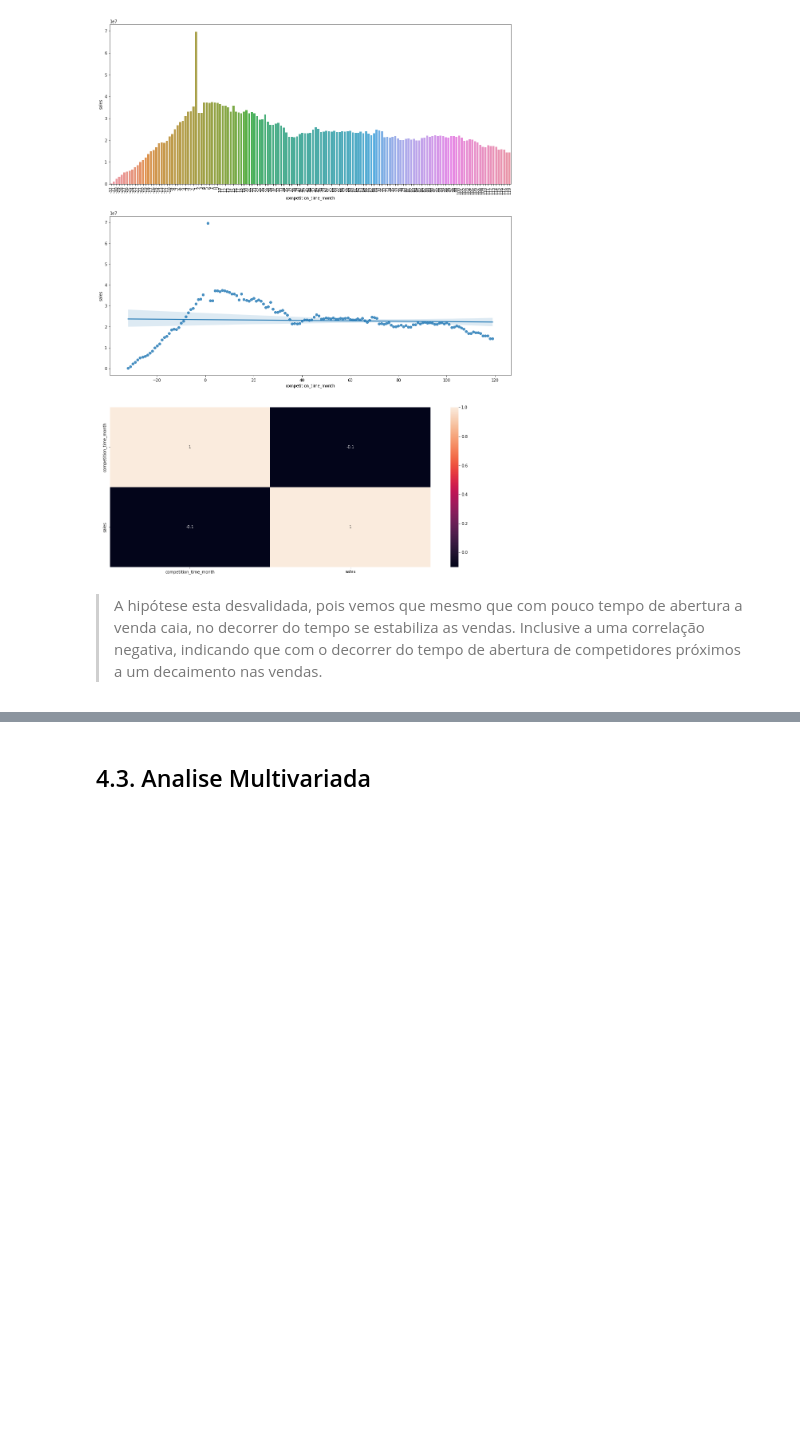
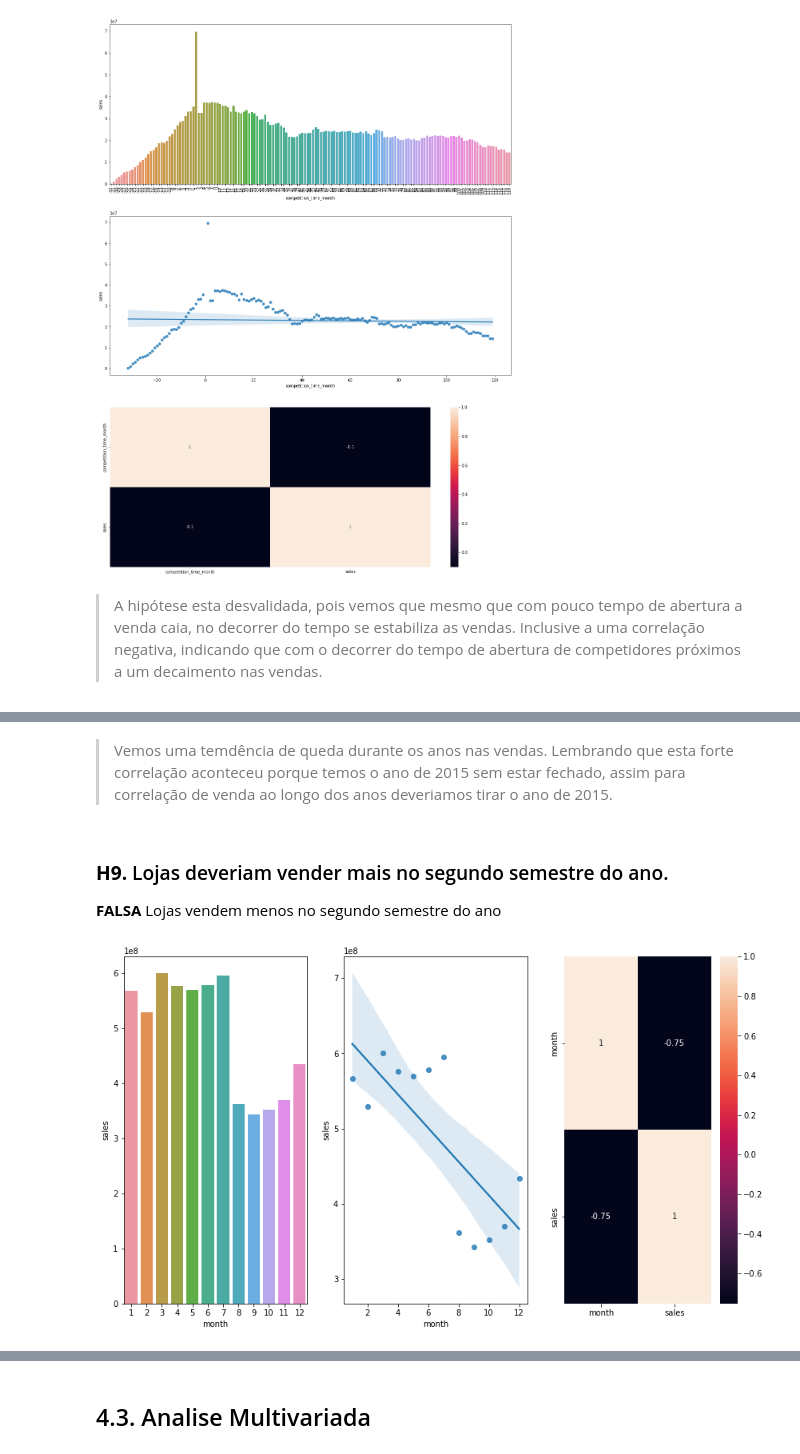
Before and after one commit to LucasAsilveira/DS-Em-Producao, a Jupyter notebook: mod04_exploratory_data_analysis.ipynb, the cells around one changed output, grey strips where cells are left out. Saved outputs shown, nothing was run; the diff lists cells and outputs as text; code cells hidden in the pictures; blank space fills up the shorter version.

```diff
--- a/mod04_exploratory_data_analysis.ipynb
+++ b/mod04_exploratory_data_analysis.ipynb
@@ -720,0 +753,18 @@ sns.lineplot(data=aux2, palette=['r'], label = 'tradicional');
+# %% [markdown]
+> Vemos uma temdência de queda durante os anos nas vendas. Lembrando que esta forte correlação aconteceu porque temos o ano de 2015 sem estar fechado, assim para correlação de venda ao longo dos anos deveriamos tirar o ano de 2015.
+# %% [markdown]
+### **H9.** Lojas deveriam vender mais no segundo semestre do ano.
+**FALSA** Lojas vendem menos no segundo semestre do ano
+# %%
+aux1 = df4[['month', 'sales']].groupby( 'month' ).sum().reset_index()
+
+plt.subplot(1,3,1).figure.set_size_inches(14,8)
+sns.barplot( x='month', y = 'sales', data= aux1);
+
+plt.subplot(1,3,2)
+sns.regplot( x='month', y = 'sales', data= aux1);
+
+plt.subplot(1,3, 3)
+sns.heatmap( aux1.corr( method = 'pearson' ), annot = True );
+# %% [output]
+[figure, added]
```
Also changed, not shown: parts of 33 cells of this notebook.
